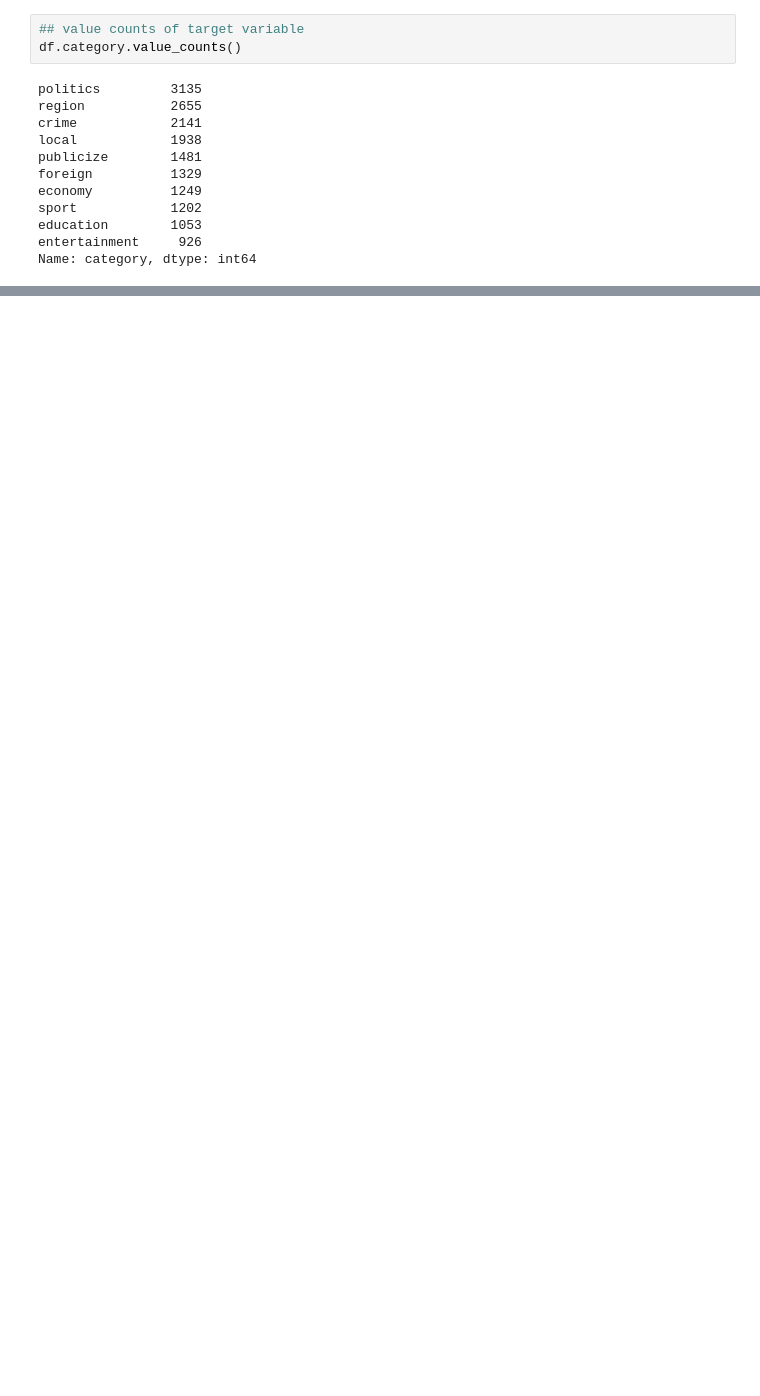
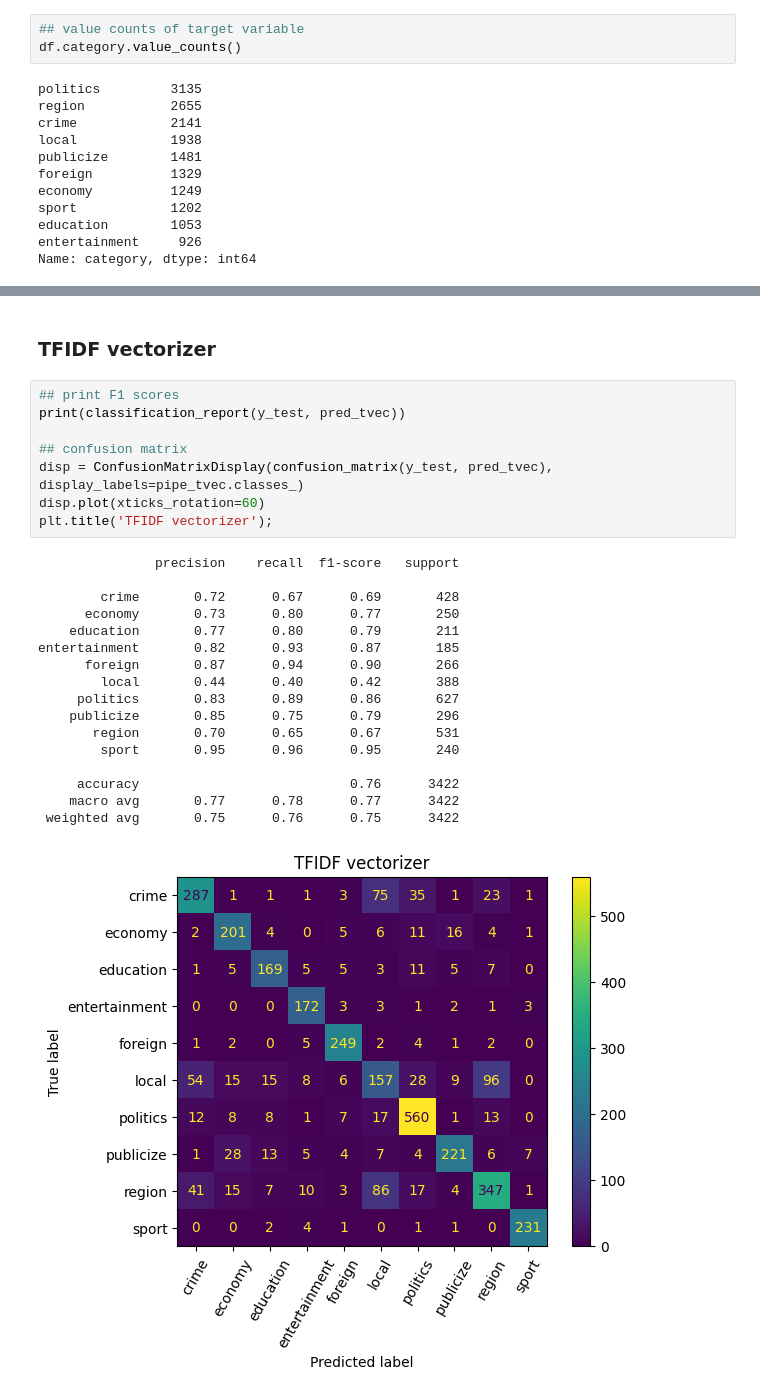
Before and after one commit to nozomiyamada/DSI3, a Jupyter notebook: Thai NLP Examples/text_classification_2_simpleNN.ipynb, the cells around one changed output, grey strips where cells are left out. Saved outputs shown, nothing was run; the diff lists cells and outputs as text; blank space fills up the shorter version.

```diff
--- a/Thai NLP Examples/text_classification_2_simpleNN.ipynb
+++ b/Thai NLP Examples/text_classification_2_simpleNN.ipynb
@@ -310,0 +242,28 @@ disp.plot(xticks_rotation=90)
+# %% [markdown]
+### TFIDF vectorizer
+# %%
+## print F1 scores
+print(classification_report(y_test, pred_tvec))
+
+## confusion matrix
+disp = ConfusionMatrixDisplay(confusion_matrix(y_test, pred_tvec), display_labels=pipe_tvec.classes_)
+disp.plot(xticks_rotation=60)
+plt.title('TFIDF vectorizer');
+# %% [output]
+               precision    recall  f1-score   support
+
+        crime       0.72      0.67      0.69       428
+      economy       0.73      0.80      0.77       250
+    education       0.77      0.80      0.79       211
+entertainment       0.82      0.93      0.87       185
+      foreign       0.87      0.94      0.90       266
+        local       0.44      0.40      0.42       388
+     politics       0.83      0.89      0.86       627
+    publicize       0.85      0.75      0.79       296
+       region       0.70      0.65      0.67       531
+        sport       0.95      0.96      0.95       240
+
+     accuracy                           0.76      3422
+    macro avg       0.77      0.78      0.77      3422
+ weighted avg       0.75      0.76      0.75      3422
+[figure, added]
```
Also changed, not shown: parts of 50 cells of this notebook, 4 other files.
